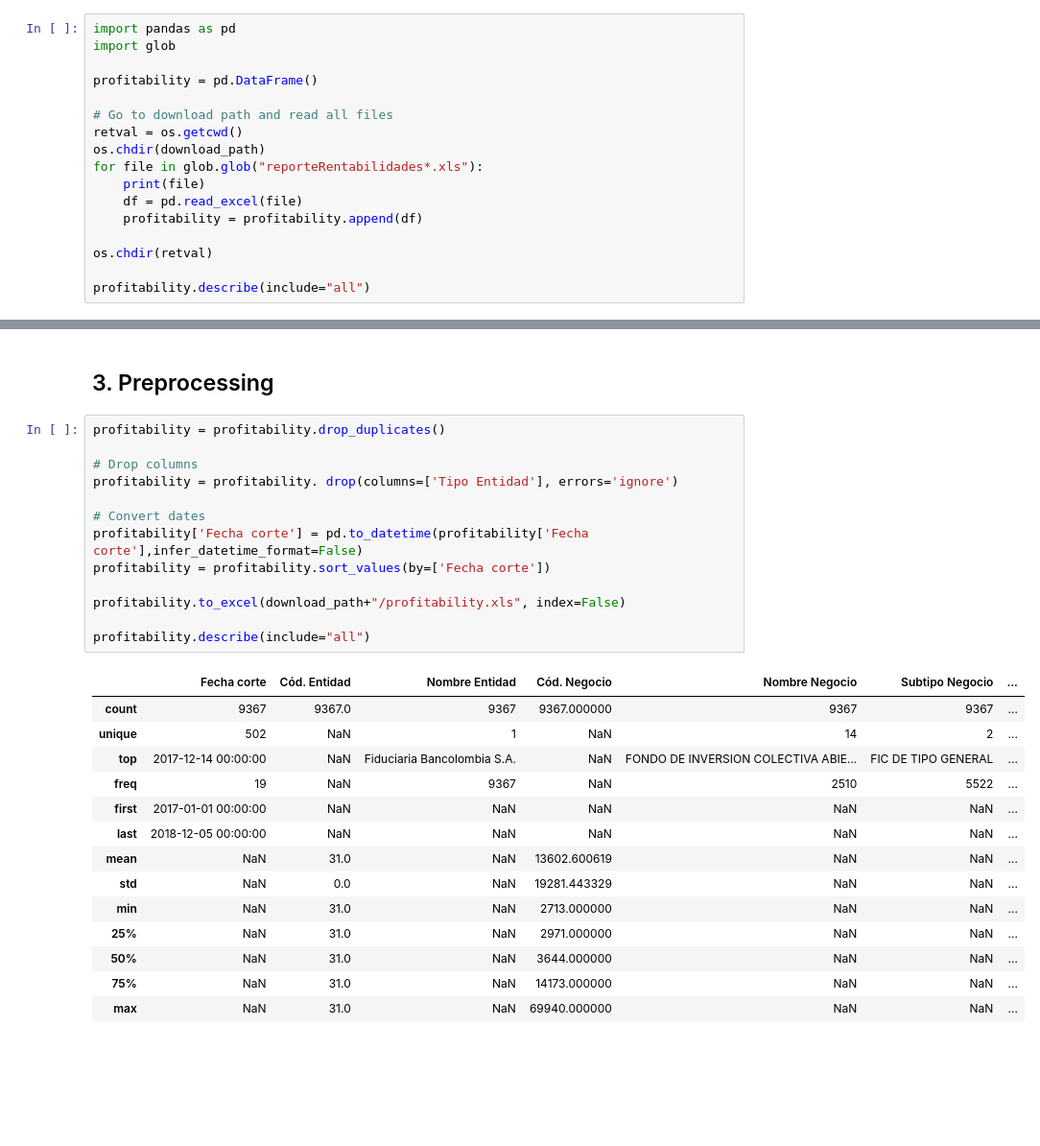
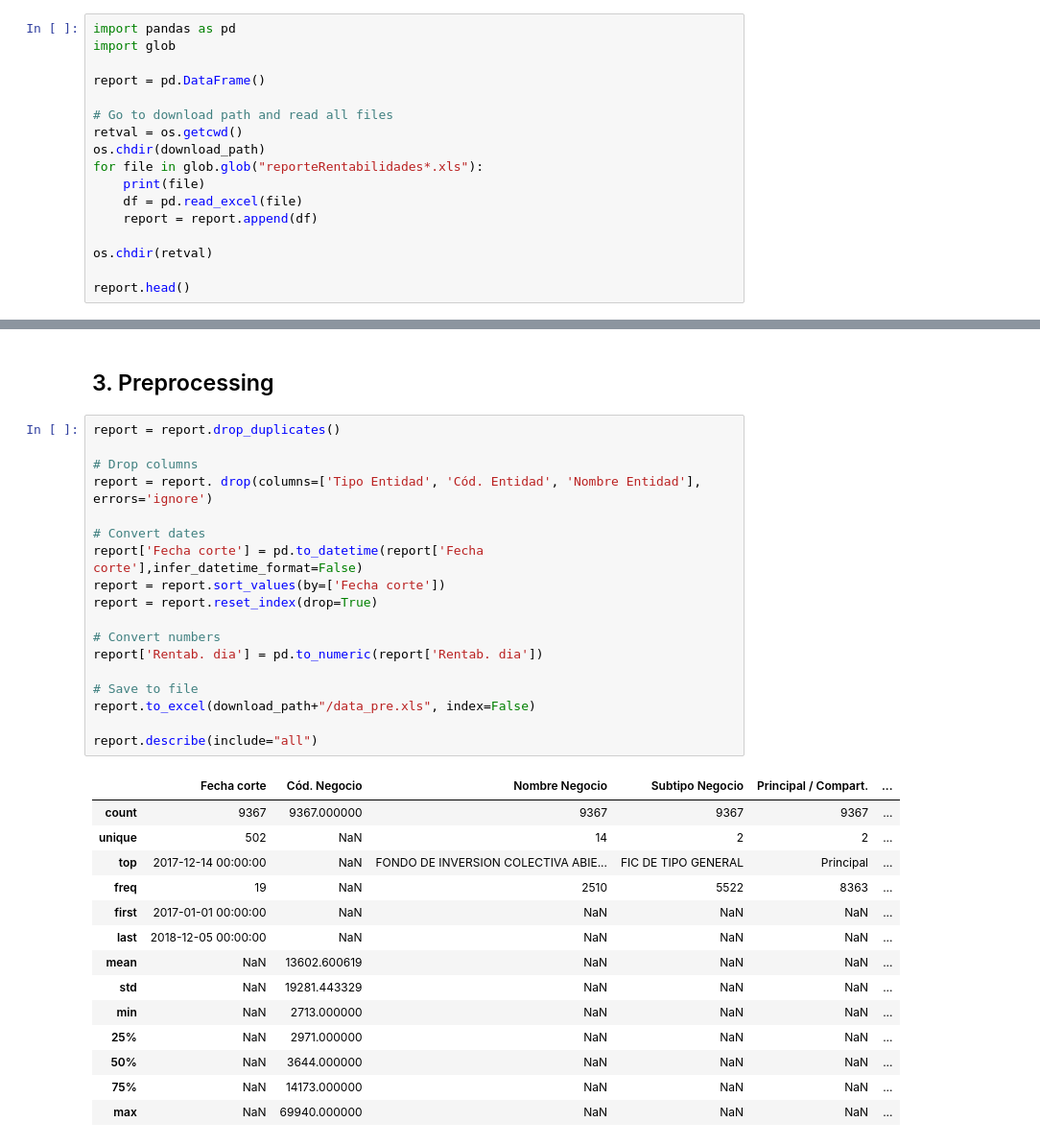
Before and after one commit to ingJSNA/machineLearning2018, a Jupyter notebook: Final Project/1 Data selection and preprocessing.ipynb, the cells around one changed output, grey strips where cells are left out. Shown at 96% size. Cells and saved outputs as stored; diff of their text form; blank space fills up the shorter version.

```diff
--- a/Final Project/1 Data selection and preprocessing.ipynb
+++ b/Final Project/1 Data selection and preprocessing.ipynb
@@ -75,7 +75,7 @@ while(True):
 import pandas as pd
 import glob
 
-profitability = pd.DataFrame()
+report = pd.DataFrame()
 
 # Go to download path and read all files
 retval = os.getcwd()
@@ -83,11 +83,11 @@ os.chdir(download_path)
 for file in glob.glob("reporteRentabilidades*.xls"):
     print(file)
     df = pd.read_excel(file)
-    profitability = profitability.append(df)
+    report = report.append(df)
 
 os.chdir(retval)
 
-profitability.describe(include="all")
+report.head()
 # %% [output]
 reporteRentabilidades (21).xls
 reporteRentabilidades (19).xls
@@ -121,30 +115,35 @@ reporteRentabilidades (3).xls
 # %% [markdown]
 ## 3. Preprocessing
 # %%
-profitability = profitability.drop_duplicates()
+report = report.drop_duplicates()
 
 # Drop columns
-profitability = profitability. drop(columns=['Tipo Entidad'], errors='ignore')
+report = report. drop(columns=['Tipo Entidad', 'Cód. Entidad', 'Nombre Entidad'], errors='ignore')
 
 # Convert dates
-profitability['Fecha corte'] = pd.to_datetime(profitability['Fecha corte'],infer_datetime_format=False)
-profitability = profitability.sort_values(by=['Fecha corte'])
+report['Fecha corte'] = pd.to_datetime(report['Fecha corte'],infer_datetime_format=False)
+report = report.sort_values(by=['Fecha corte'])
+report = report.reset_index(drop=True)
 
-profitability.to_excel(download_path+"/profitability.xls", index=False)
+# Convert numbers
+report['Rentab. dia'] = pd.to_numeric(report['Rentab. dia'])
 
-profitability.describe(include="all")
+# Save to file
+report.to_excel(download_path+"/data_pre.xls", index=False)
+
+report.describe(include="all")
 # %% [output]
-|  | Fecha corte | Cód. Entidad | Nombre Entidad | Cód. Negocio | Nombre Negocio | Subtipo Negocio | ... |
-| count | 9367 | 9367.0 | 9367 | 9367.000000 | 9367 | 9367 | ... |
-| unique | 502 | NaN | 1 | NaN | 14 | 2 | ... |
-| top | 2017-12-14 00:00:00 | NaN | Fiduciaria Bancolombia S.A. | NaN | FONDO DE INVERSION COLECTIVA ABIE... | FIC DE TIPO GENERAL | ... |
-| freq | 19 | NaN | 9367 | NaN | 2510 | 5522 | ... |
-| first | 2017-01-01 00:00:00 | NaN | NaN | NaN | NaN | NaN | ... |
-| last | 2018-12-05 00:00:00 | NaN | NaN | NaN | NaN | NaN | ... |
-| mean | NaN | 31.0 | NaN | 13602.600619 | NaN | NaN | ... |
-| std | NaN | 0.0 | NaN | 19281.443329 | NaN | NaN | ... |
-| min | NaN | 31.0 | NaN | 2713.000000 | NaN | NaN | ... |
-| 25% | NaN | 31.0 | NaN | 2971.000000 | NaN | NaN | ... |
-| 50% | NaN | 31.0 | NaN | 3644.000000 | NaN | NaN | ... |
-| 75% | NaN | 31.0 | NaN | 14173.000000 | NaN | NaN | ... |
-| max | NaN | 31.0 | NaN | 69940.000000 | NaN | NaN | ... |
+|  | Fecha corte | Cód. Negocio | Nombre Negocio | Subtipo Negocio | Principal / Compart. | ... |
+| count | 9367 | 9367.000000 | 9367 | 9367 | 9367 | ... |
+| unique | 502 | NaN | 14 | 2 | 2 | ... |
+| top | 2017-12-14 00:00:00 | NaN | FONDO DE INVERSION COLECTIVA ABIE... | FIC DE TIPO GENERAL | Principal | ... |
+| freq | 19 | NaN | 2510 | 5522 | 8363 | ... |
+| first | 2017-01-01 00:00:00 | NaN | NaN | NaN | NaN | ... |
+| last | 2018-12-05 00:00:00 | NaN | NaN | NaN | NaN | ... |
+| mean | NaN | 13602.600619 | NaN | NaN | NaN | ... |
+| std | NaN | 19281.443329 | NaN | NaN | NaN | ... |
+| min | NaN | 2713.000000 | NaN | NaN | NaN | ... |
+| 25% | NaN | 2971.000000 | NaN | NaN | NaN | ... |
+| 50% | NaN | 3644.000000 | NaN | NaN | NaN | ... |
+| 75% | NaN | 14173.000000 | NaN | NaN | NaN | ... |
+| max | NaN | 69940.000000 | NaN | NaN | NaN | ... |
```
Also changed, not shown: parts of 4 cells of this notebook, 1 other file.
